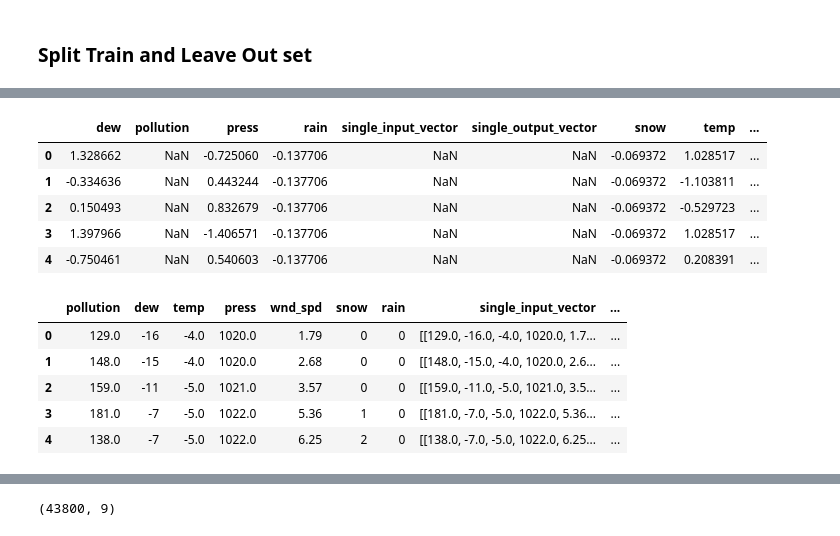
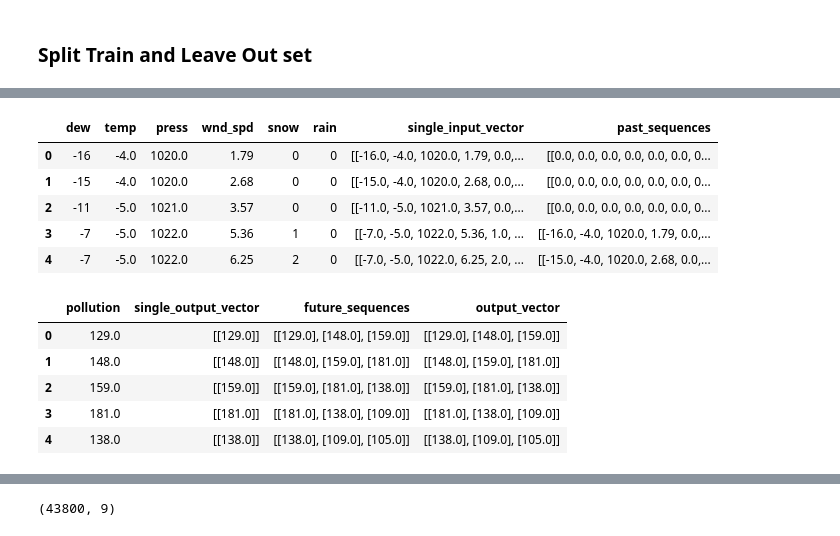
Before and after one commit to vikmreddy/deep-air, a Jupyter notebook: keras_gpu_pollution_out_large_data.ipynb, the cells around one changed output, grey strips where cells are left out. Cells and saved outputs as stored; diff of their text form; code cells hidden in the pictures.

```diff
--- a/keras_gpu_pollution_out_large_data.ipynb
+++ b/keras_gpu_pollution_out_large_data.ipynb
@@ -216,6 +215,9 @@ def future_windows(df, stride=3):
             sequences = func_output(sequences, stride)
         seqs.append(sequences)
     return pd.Series(seqs)
+# %%
+train_features = train_features.reset_index(drop=True)
+train_label = train_label.reset_index(drop=True)
 # %%
 input_vec = train_features['single_input_vector']
 input_vec = pd.DataFrame(input_vec)
@@ -234,6 +236,3 @@ output_vec = pd.DataFrame(output_vec)
 #df.head()
 # %%
 # Good so far
-# %%
-train['past_sequences'] = past_windows(input_vec)
-train['future_sequences'] = future_windows(output_vec)
@@ -239,0 +260,23 @@ train['future_sequences'] = future_windows(output_vec)
+# %%
+def past_windows2(df, stride=3):
+    '''
+    Create windows of size [n - 3: n]. Let df=train.
+    '''
+    seqs = []
+    # Bug was in the reset_index, the index started with 24 because the first 24 hours did not have
+    # a target value. So the i in iterrows() was taking the 24 + ith index instead of the ith index.
+    for i, value in df.reset_index(drop=True).iterrows():
+        if i >= stride and i < len(df) - stride:
+            sequences = df.iloc[i-stride:i, -1].sum()
+        elif i < stride:
+            sequences = df.iloc[0:i, -1].sum()
+        else:
+            sequences = df.iloc[i-stride:i, -1].sum()
+        if sequences == 0:
+            # Pad empty array with arrays of 0s
+            sequences = func([], stride)
+        if len(sequences) < stride:
+            # Pad with arrays of 0s
+            sequences = func(sequences, stride)
+        seqs.append(sequences)
+    return pd.Series(seqs)
@@ -239,0 +288,2 @@ train['future_sequences'] = future_windows(output_vec)
+# %%
+train_features['past_sequences'] = past_windows2(input_vec)
@@ -240,12 +299,12 @@ train['future_sequences'] = future_windows(output_vec)
 # %%
-train.head()
+train_features.head()
 # %% [output]
-|  | dew | pollution | press | rain | single_input_vector | single_output_vector | snow | temp | ... |
-| 0 | 1.328662 | NaN | -0.725060 | -0.137706 | NaN | NaN | -0.069372 | 1.028517 | ... |
-| 1 | -0.334636 | NaN | 0.443244 | -0.137706 | NaN | NaN | -0.069372 | -1.103811 | ... |
-| 2 | 0.150493 | NaN | 0.832679 | -0.137706 | NaN | NaN | -0.069372 | -0.529723 | ... |
-| 3 | 1.397966 | NaN | -1.406571 | -0.137706 | NaN | NaN | -0.069372 | 1.028517 | ... |
-| 4 | -0.750461 | NaN | 0.540603 | -0.137706 | NaN | NaN | -0.069372 | 0.208391 | ... |
+|  | dew | temp | press | wnd_spd | snow | rain | single_input_vector | past_sequences |
+| 0 | -16 | -4.0 | 1020.0 | 1.79 | 0 | 0 | [[-16.0, -4.0, 1020.0, 1.79, 0.0,... | [[0.0, 0.0, 0.0, 0.0, 0.0, 0.0, 0... |
+| 1 | -15 | -4.0 | 1020.0 | 2.68 | 0 | 0 | [[-15.0, -4.0, 1020.0, 2.68, 0.0,... | [[0.0, 0.0, 0.0, 0.0, 0.0, 0.0, 0... |
+| 2 | -11 | -5.0 | 1021.0 | 3.57 | 0 | 0 | [[-11.0, -5.0, 1021.0, 3.57, 0.0,... | [[0.0, 0.0, 0.0, 0.0, 0.0, 0.0, 0... |
+| 3 | -7 | -5.0 | 1022.0 | 5.36 | 1 | 0 | [[-7.0, -5.0, 1022.0, 5.36, 1.0, ... | [[-16.0, -4.0, 1020.0, 1.79, 0.0,... |
+| 4 | -7 | -5.0 | 1022.0 | 6.25 | 2 | 0 | [[-7.0, -5.0, 1022.0, 6.25, 2.0, ... | [[-15.0, -4.0, 1020.0, 2.68, 0.0,... |
 # %%
 # predicting G for now, just a test example
 # If your output is multi-dimensional, you need to capture those
@@ -262,9 +328,9 @@ train = set_output_featureset(train)
 # %%
-train.head()
+train_label.head()
 # %% [output]
-|  | pollution | dew | temp | press | wnd_spd | snow | rain | single_input_vector | ... |
-| 0 | 129.0 | -16 | -4.0 | 1020.0 | 1.79 | 0 | 0 | [[129.0, -16.0, -4.0, 1020.0, 1.7... | ... |
-| 1 | 148.0 | -15 | -4.0 | 1020.0 | 2.68 | 0 | 0 | [[148.0, -15.0, -4.0, 1020.0, 2.6... | ... |
-| 2 | 159.0 | -11 | -5.0 | 1021.0 | 3.57 | 0 | 0 | [[159.0, -11.0, -5.0, 1021.0, 3.5... | ... |
-| 3 | 181.0 | -7 | -5.0 | 1022.0 | 5.36 | 1 | 0 | [[181.0, -7.0, -5.0, 1022.0, 5.36... | ... |
-| 4 | 138.0 | -7 | -5.0 | 1022.0 | 6.25 | 2 | 0 | [[138.0, -7.0, -5.0, 1022.0, 6.25... | ... |
+|  | pollution | single_output_vector | future_sequences | output_vector |
+| 0 | 129.0 | [[129.0]] | [[129.0], [148.0], [159.0]] | [[129.0], [148.0], [159.0]] |
+| 1 | 148.0 | [[148.0]] | [[148.0], [159.0], [181.0]] | [[148.0], [159.0], [181.0]] |
+| 2 | 159.0 | [[159.0]] | [[159.0], [181.0], [138.0]] | [[159.0], [181.0], [138.0]] |
+| 3 | 181.0 | [[181.0]] | [[181.0], [138.0], [109.0]] | [[181.0], [138.0], [109.0]] |
+| 4 | 138.0 | [[138.0]] | [[138.0], [109.0], [105.0]] | [[138.0], [109.0], [105.0]] |
```
Also changed, not shown: parts of 30 cells of this notebook.
